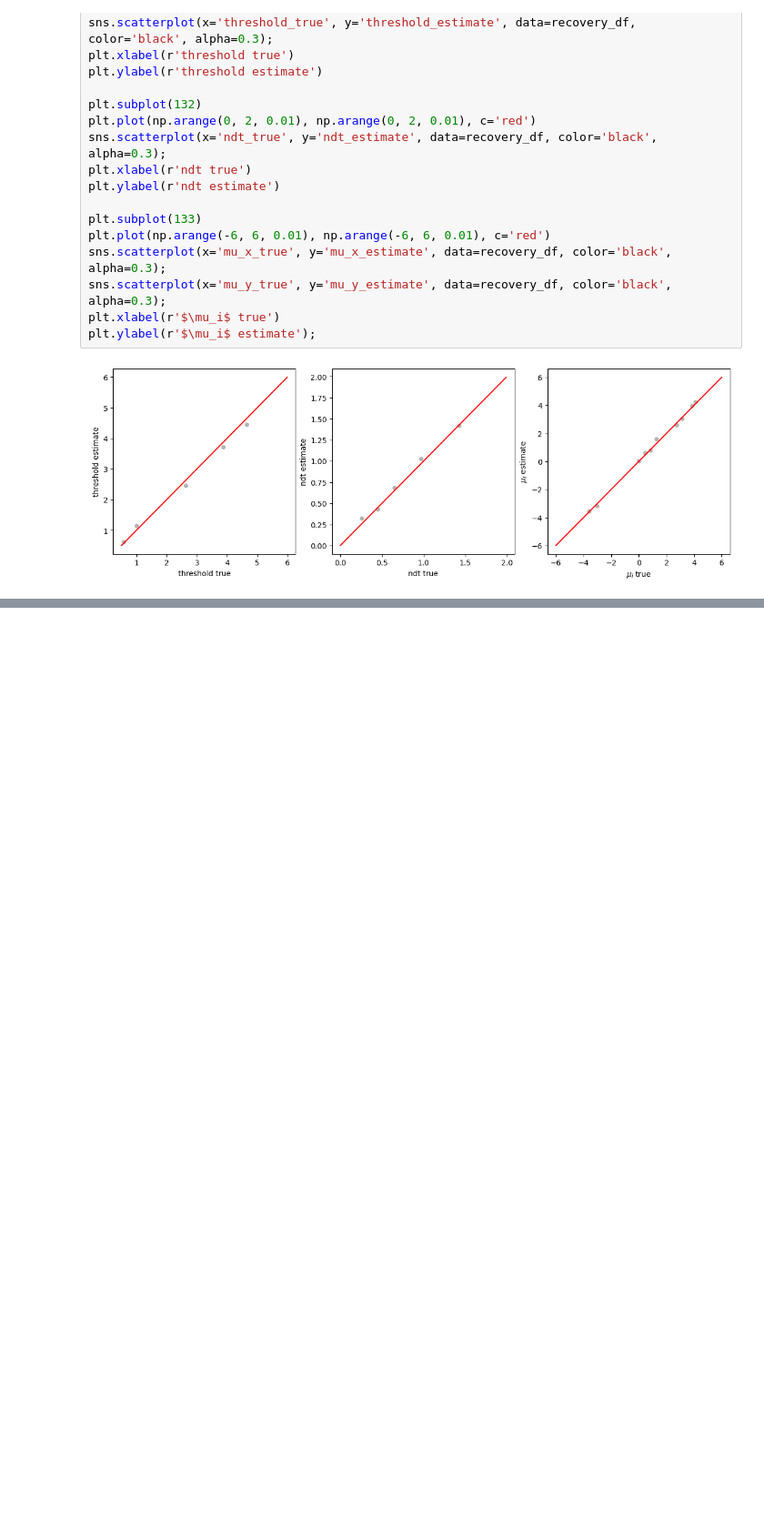
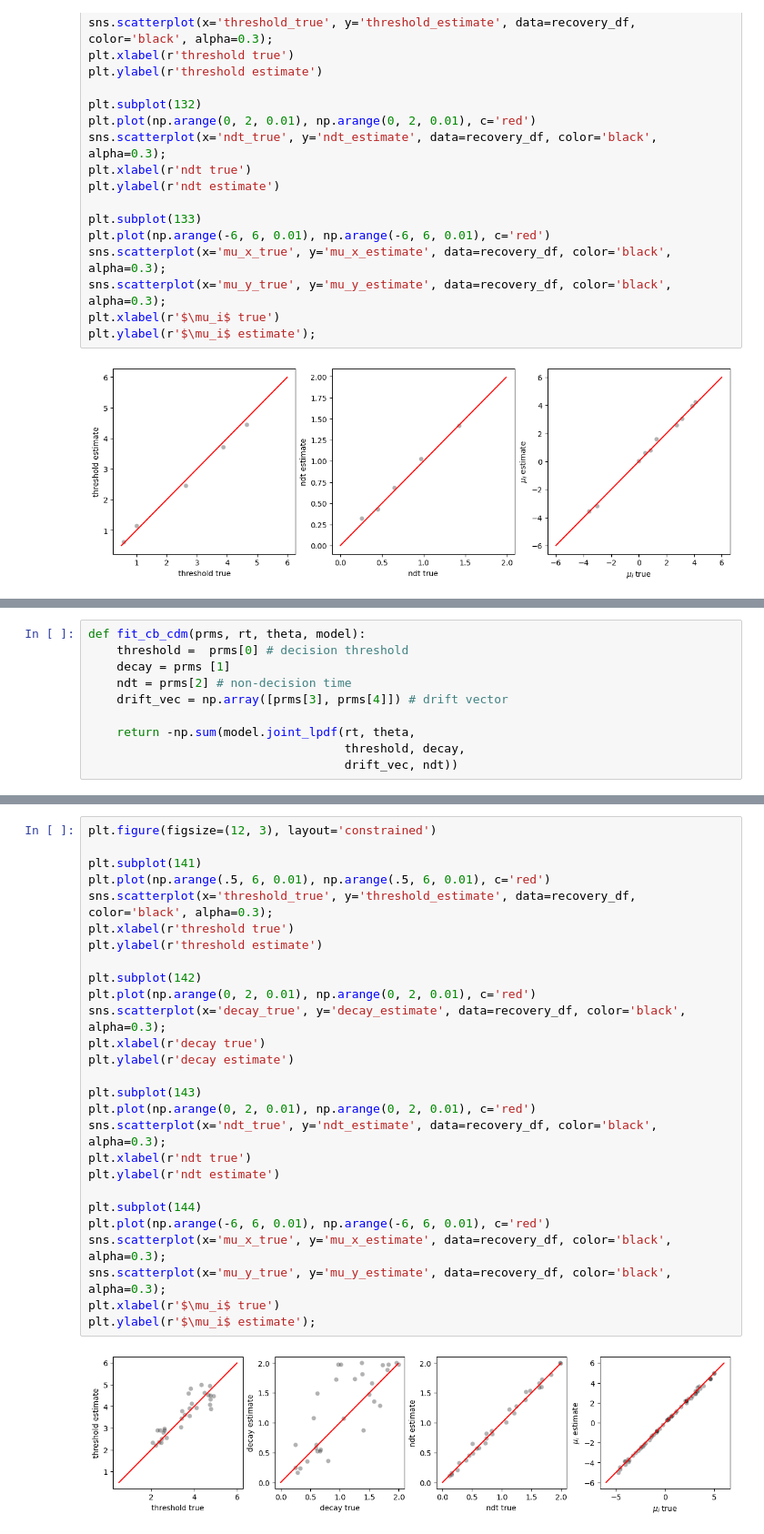
Before and after one commit to AmirHoseinHadian/CRDDM, a Jupyter notebook: docs/Circular diffusion model.ipynb, the cells around one changed output, grey strips where cells are left out. Shown at 91% size. Drawn from its saved outputs; the diff is of its cells as text; blank space fills up the shorter version.

Commit message:
fast collapsing threshold fpt estimation

```diff
--- a/docs/Circular diffusion model.ipynb
+++ b/docs/Circular diffusion model.ipynb
@@ -115,0 +153,10 @@ plt.ylabel(r'$\mu_i$ estimate');
+# %%
+def fit_cb_cdm(prms, rt, theta, model):
+    threshold =  prms[0] # decision threshold
+    decay = prms [1]
+    ndt = prms[2] # non-decision time
+    drift_vec = np.array([prms[3], prms[4]]) # drift vector
+
+    return -np.sum(model.joint_lpdf(rt, theta,
+                                    threshold, decay,
+                                    drift_vec, ndt))
@@ -115,0 +228,29 @@ plt.ylabel(r'$\mu_i$ estimate');
+# %%
+plt.figure(figsize=(12, 3), layout='constrained')
+
+plt.subplot(141)
+plt.plot(np.arange(.5, 6, 0.01), np.arange(.5, 6, 0.01), c='red')
+sns.scatterplot(x='threshold_true', y='threshold_estimate', data=recovery_df, color='black', alpha=0.3);
+plt.xlabel(r'threshold true')
+plt.ylabel(r'threshold estimate')
+
+plt.subplot(142)
+plt.plot(np.arange(0, 2, 0.01), np.arange(0, 2, 0.01), c='red')
+sns.scatterplot(x='decay_true', y='decay_estimate', data=recovery_df, color='black', alpha=0.3);
+plt.xlabel(r'decay true')
+plt.ylabel(r'decay estimate')
+
+plt.subplot(143)
+plt.plot(np.arange(0, 2, 0.01), np.arange(0, 2, 0.01), c='red')
+sns.scatterplot(x='ndt_true', y='ndt_estimate', data=recovery_df, color='black', alpha=0.3);
+plt.xlabel(r'ndt true')
+plt.ylabel(r'ndt estimate')
+
+plt.subplot(144)
+plt.plot(np.arange(-6, 6, 0.01), np.arange(-6, 6, 0.01), c='red')
+sns.scatterplot(x='mu_x_true', y='mu_x_estimate', data=recovery_df, color='black', alpha=0.3);
+sns.scatterplot(x='mu_y_true', y='mu_y_estimate', data=recovery_df, color='black', alpha=0.3);
+plt.xlabel(r'$\mu_i$ true')
+plt.ylabel(r'$\mu_i$ estimate');
+# %% [output]
+[figure, added]
```
Also changed, not shown: parts of 10 cells of this notebook, 3 other files.
